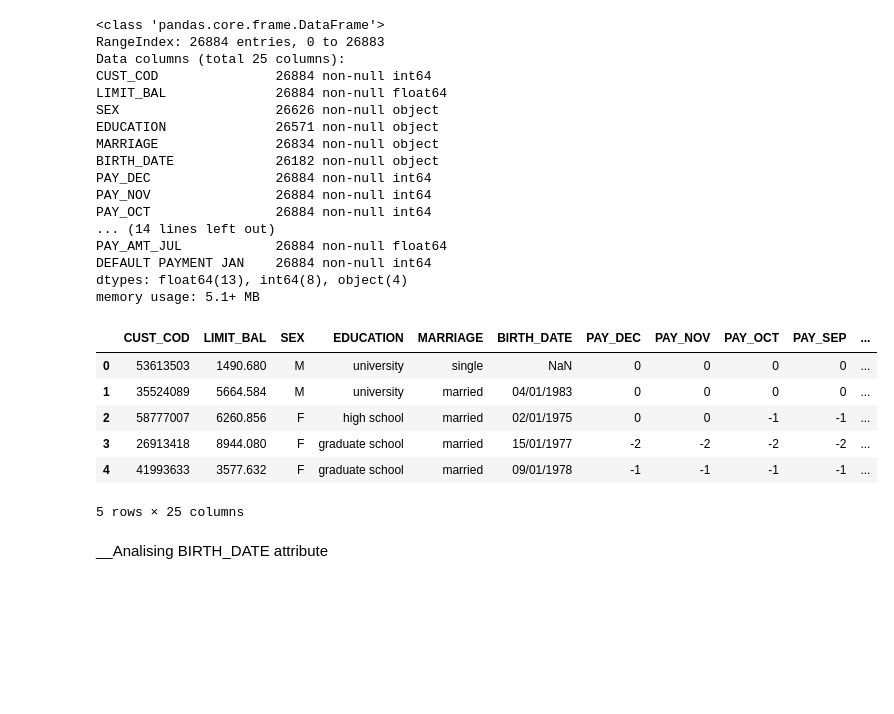
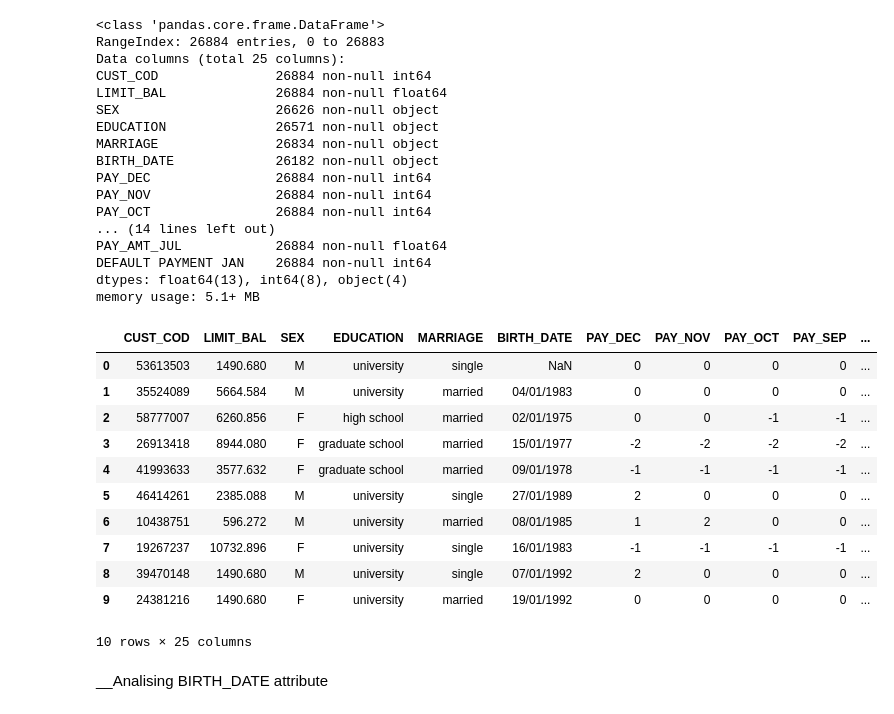
Before and after one commit to pietrodimarco91/Machine-Learning-Project-Loan-Default-Prediction, a Jupyter notebook: DataExplorationCarmen.ipynb, the cells around one changed output. Cells and saved outputs as stored; diff of their text form; code cells hidden in the pictures; blank space fills up the shorter version.

```diff
--- a/DataExplorationCarmen.ipynb
+++ b/DataExplorationCarmen.ipynb
@@ -10,32 +10,38 @@ import scipy.stats as stats
 # %%
 train=pd.read_csv('./data/train_clean.csv')
 train.info()
-train.head()
+train.head(10
+          )
 # %% [output]
 <class 'pandas.core.frame.DataFrame'>
 RangeIndex: 26884 entries, 0 to 26883
 Data columns (total 25 columns):
 CUST_COD               26884 non-null int64
 LIMIT_BAL              26884 non-null float64
 SEX                    26626 non-null object
 EDUCATION              26571 non-null object
 MARRIAGE               26834 non-null object
 BIRTH_DATE             26182 non-null object
 PAY_DEC                26884 non-null int64
 PAY_NOV                26884 non-null int64
 PAY_OCT                26884 non-null int64
 ... (14 lines left out)
 PAY_AMT_JUL            26884 non-null float64
 DEFAULT PAYMENT JAN    26884 non-null int64
 dtypes: float64(13), int64(8), object(4)
 memory usage: 5.1+ MB
 |  | CUST_COD | LIMIT_BAL | SEX | EDUCATION | MARRIAGE | BIRTH_DATE | PAY_DEC | PAY_NOV | PAY_OCT | PAY_SEP | ... |
 | 0 | 53613503 | 1490.680 | M | university | single | NaN | 0 | 0 | 0 | 0 | ... |
 | 1 | 35524089 | 5664.584 | M | university | married | 04/01/1983 | 0 | 0 | 0 | 0 | ... |
 | 2 | 58777007 | 6260.856 | F | high school | married | 02/01/1975 | 0 | 0 | -1 | -1 | ... |
 | 3 | 26913418 | 8944.080 | F | graduate school | married | 15/01/1977 | -2 | -2 | -2 | -2 | ... |
 | 4 | 41993633 | 3577.632 | F | graduate school | married | 09/01/1978 | -1 | -1 | -1 | -1 | ... |
+| 5 | 46414261 | 2385.088 | M | university | single | 27/01/1989 | 2 | 0 | 0 | 0 | ... |
+| 6 | 10438751 | 596.272 | M | university | married | 08/01/1985 | 1 | 2 | 0 | 0 | ... |
+| 7 | 19267237 | 10732.896 | F | university | single | 16/01/1983 | -1 | -1 | -1 | -1 | ... |
+| 8 | 39470148 | 1490.680 | M | university | single | 07/01/1992 | 2 | 0 | 0 | 0 | ... |
+| 9 | 24381216 | 1490.680 | F | university | married | 19/01/1992 | 0 | 0 | 0 | 0 | ... |
-5 rows × 25 columns
+10 rows × 25 columns
 # %% [markdown]
 __Analising BIRTH_DATE attribute
 # %%
```
Also changed, not shown: parts of 6 cells of this notebook.
